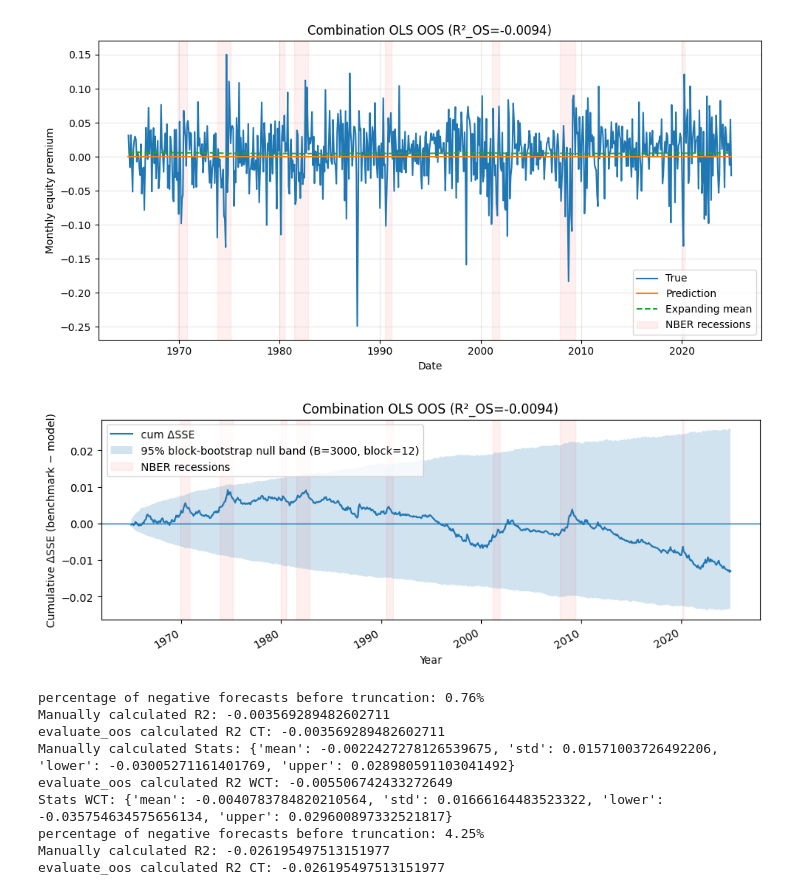
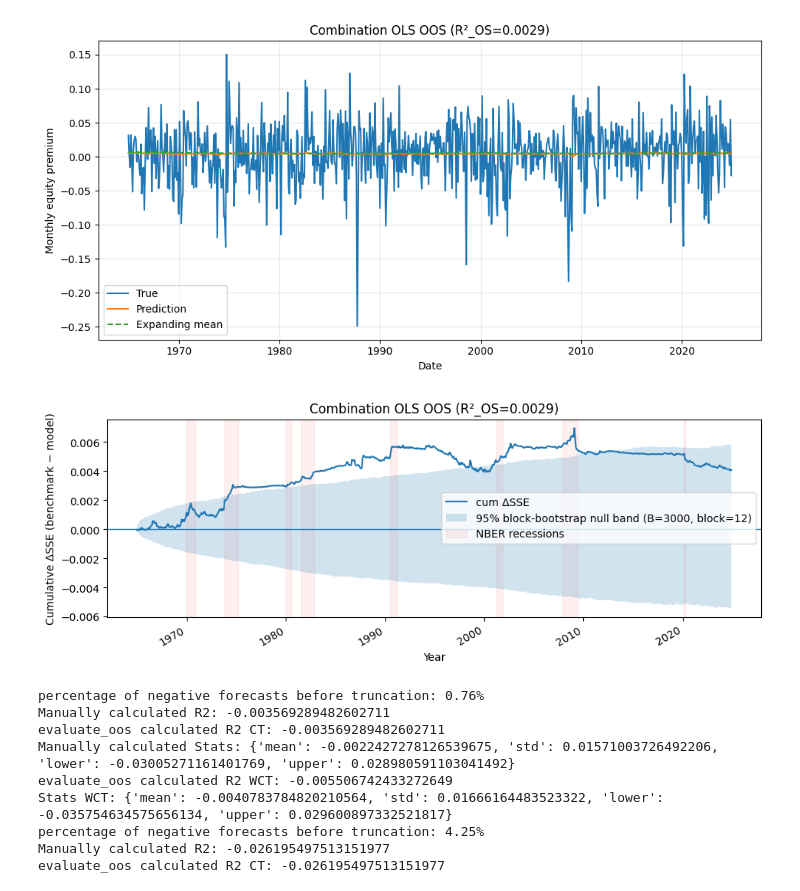
Before and after one commit to KiliTili/Masterarbeit, a Jupyter notebook: Notebooks/Benchmark/modelling_regression.ipynb, the cells around one changed output. Cells and saved outputs as stored; diff of their text form; code cells hidden in the pictures.

```diff
--- a/Notebooks/Benchmark/modelling_regression.ipynb
+++ b/Notebooks/Benchmark/modelling_regression.ipynb
@@ -86,6 +162,6 @@ Saved new file: ../../Data/ModelData/oos_predictions.csv
 # %%
 
-r2_o,stats, y_true_o, y_pred_o, dates_o,y_lower,y_upper,HA_OLS = modl.ols_combination_oos(data, variables=WITHOUT_LOOKAHEAD, start_oos="1965-01-01", ct_cutoff =True, quiet =True, model_name="OLS(d/p)", combo="mean",
+r2_o,stats, y_true_o, y_pred_o, dates_o,y_lower,y_upper,HA_OLS = modl.ols_combination_oos(data, variables=COMPLETED, start_oos="1965-01-01", ct_cutoff =True, quiet =False, model_name="OLS(d/p)", combo="mean",
 )
 
 modl.plot_oos(
@@ -112,5 +199,5 @@ Stats WCT: {'mean': -0.009559362181084044, 'std': 0.009129813889816036, 'lower':
-[figure, old version]
+[figure, new version]
-[figure, old version]
+[figure, new version]
 # %%
 # Pick the monthly variables you actually have in `data`:
 
```
Also changed, not shown: parts of 11 cells of this notebook, 11 other files.
